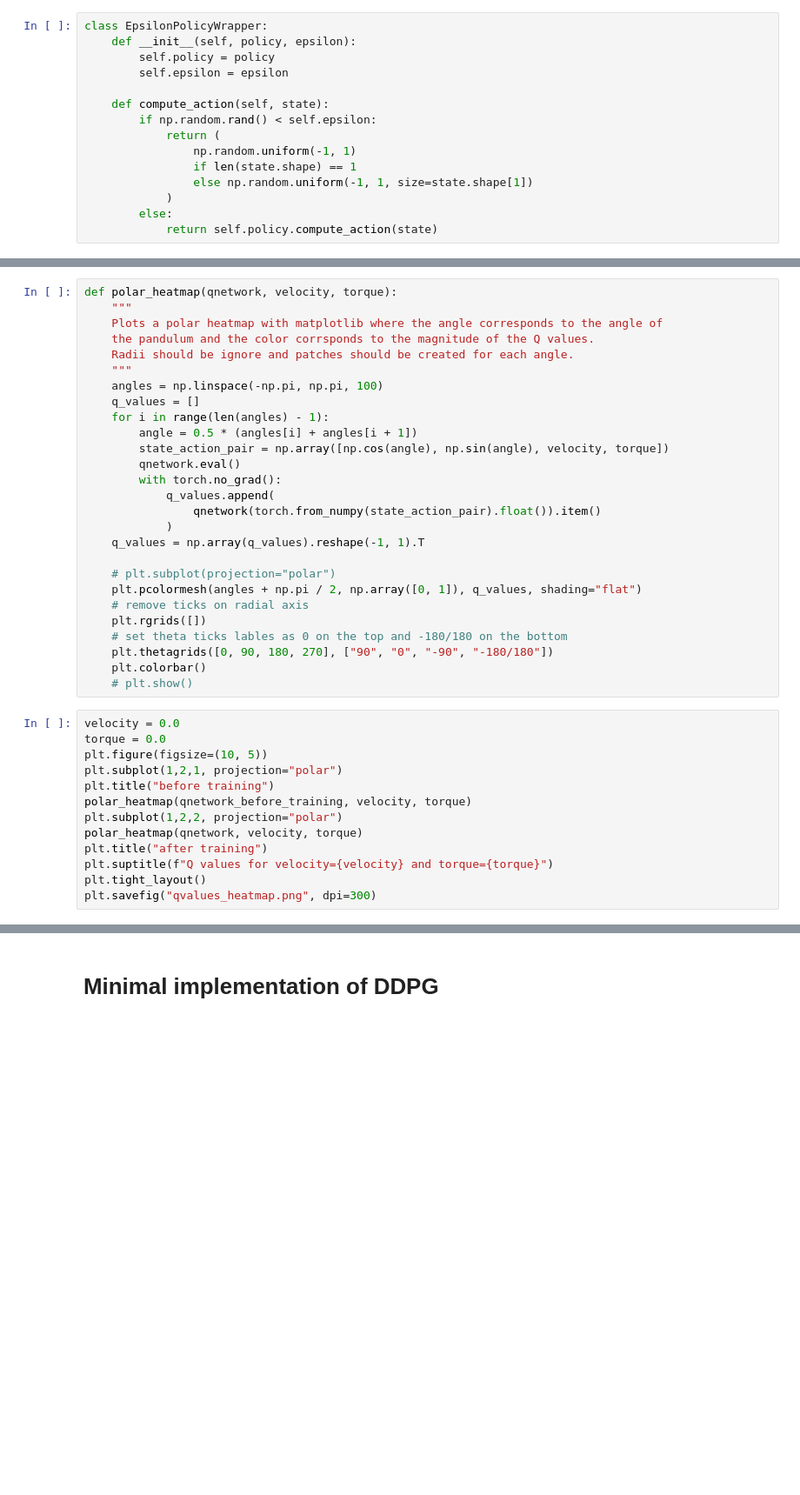
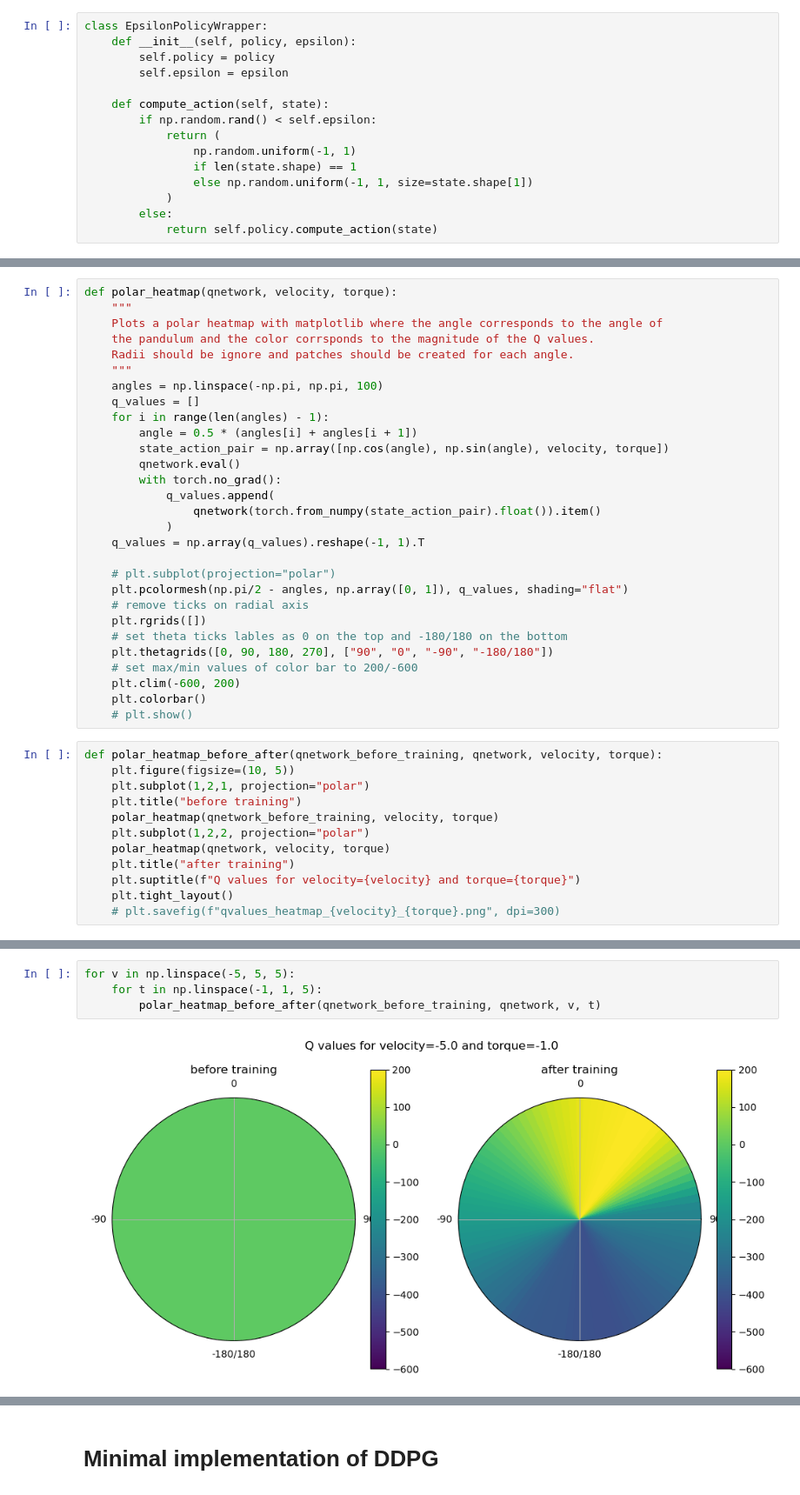
Before and after one commit to tudoroancea/cs_456_project, a Jupyter notebook: project.ipynb, the cells around one changed output, grey strips where cells are left out. Shown at 87% size. Drawn from its saved outputs; the diff is of its cells as text; blank space fills up the shorter version.

```diff
--- a/project.ipynb
+++ b/project.ipynb
@@ -231,23 +235,24 @@ def polar_heatmap(qnetwork, velocity, torque):
     q_values = np.array(q_values).reshape(-1, 1).T
 
     # plt.subplot(projection="polar")
-    plt.pcolormesh(angles + np.pi / 2, np.array([0, 1]), q_values, shading="flat")
+    plt.pcolormesh(np.pi/2 - angles, np.array([0, 1]), q_values, shading="flat")
     # remove ticks on radial axis
     plt.rgrids([])
     # set theta ticks lables as 0 on the top and -180/180 on the bottom
     plt.thetagrids([0, 90, 180, 270], ["90", "0", "-90", "-180/180"])
+    # set max/min values of color bar to 200/-600
+    plt.clim(-600, 200)
     plt.colorbar()
     # plt.show()
 # %%
-velocity = 0.0
-torque = 0.0
-plt.figure(figsize=(10, 5))
-plt.subplot(1,2,1, projection="polar")
-plt.title("before training")
-polar_heatmap(qnetwork_before_training, velocity, torque)
-plt.subplot(1,2,2, projection="polar")
-polar_heatmap(qnetwork, velocity, torque)
-plt.title("after training")
-plt.suptitle(f"Q values for velocity={velocity} and torque={torque}")
-plt.tight_layout()
-plt.savefig("qvalues_heatmap.png", dpi=300)
+def polar_heatmap_before_after(qnetwork_before_training, qnetwork, velocity, torque):
+    plt.figure(figsize=(10, 5))
+    plt.subplot(1,2,1, projection="polar")
+    plt.title("before training")
+    polar_heatmap(qnetwork_before_training, velocity, torque)
+    plt.subplot(1,2,2, projection="polar")
+    polar_heatmap(qnetwork, velocity, torque)
+    plt.title("after training")
+    plt.suptitle(f"Q values for velocity={velocity} and torque={torque}")
+    plt.tight_layout()
+    # plt.savefig(f"qvalues_heatmap_{velocity}_{torque}.png", dpi=300)
@@ -270,0 +259,6 @@ plt.savefig("qvalues_heatmap.png", dpi=300)
+# %%
+for v in np.linspace(-5, 5, 5):
+    for t in np.linspace(-1, 1, 5):
+        polar_heatmap_before_after(qnetwork_before_training, qnetwork, v, t)
+# %% [output]
+[figure, added]
```
Also changed, not shown: parts of 24 cells of this notebook.
